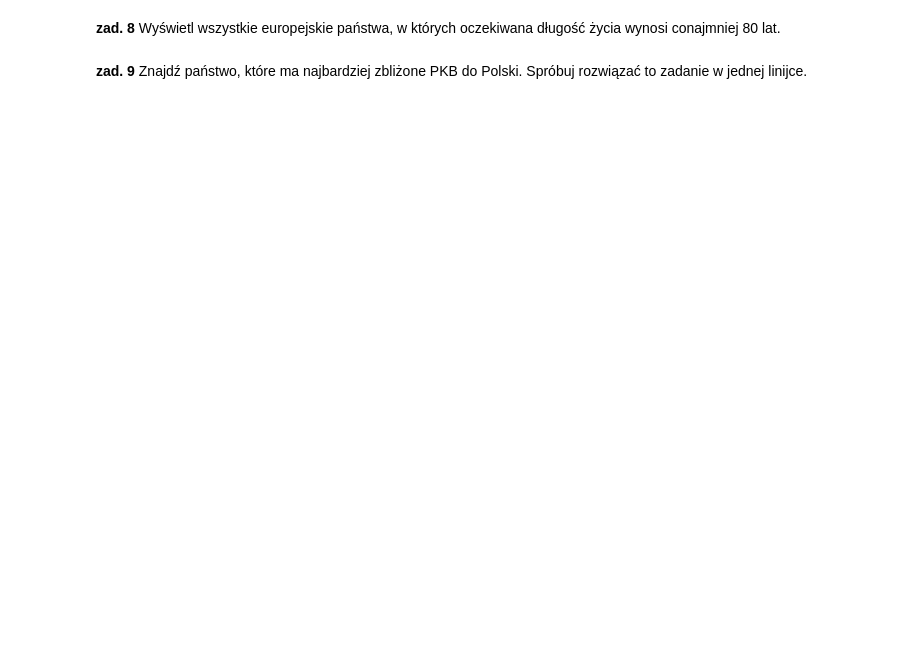
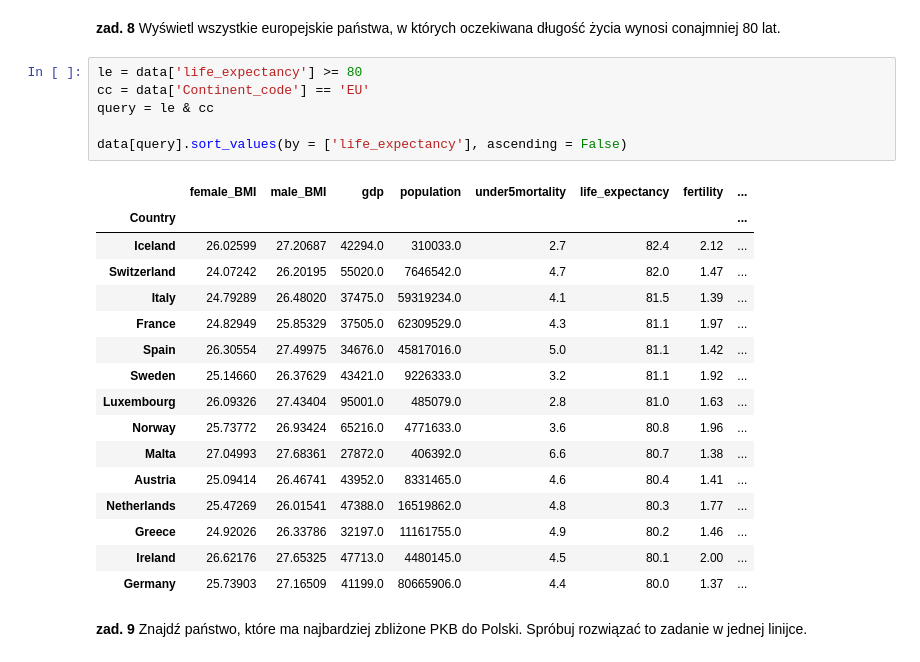
Before and after one commit to aradzikbys/UAM_python, a Jupyter notebook: pandas/zad_3.ipynb, the cells around one changed output. Saved outputs shown, nothing was run; the diff lists cells and outputs as text; blank space fills up the shorter version.

```diff
--- a/pandas/zad_3.ipynb
+++ b/pandas/zad_3.ipynb
@@ -116,4 +170,27 @@ data[['Continent_code', 'population']].groupby('Continent_code').sum()
 # %% [markdown]
 **zad. 8** Wyświetl wszystkie europejskie państwa, w których oczekiwana długość życia wynosi conajmniej 80 lat.
+# %%
+le = data['life_expectancy'] >= 80
+cc = data['Continent_code'] == 'EU'
+query = le & cc
+
+data[query].sort_values(by = ['life_expectancy'], ascending = False)
+# %% [output]
+|  | female_BMI | male_BMI | gdp | population | under5mortality | life_expectancy | fertility | ... |
+| Country |  |  |  |  |  |  |  | ... |
+| Iceland | 26.02599 | 27.20687 | 42294.0 | 310033.0 | 2.7 | 82.4 | 2.12 | ... |
+| Switzerland | 24.07242 | 26.20195 | 55020.0 | 7646542.0 | 4.7 | 82.0 | 1.47 | ... |
+| Italy | 24.79289 | 26.48020 | 37475.0 | 59319234.0 | 4.1 | 81.5 | 1.39 | ... |
+| France | 24.82949 | 25.85329 | 37505.0 | 62309529.0 | 4.3 | 81.1 | 1.97 | ... |
+| Spain | 26.30554 | 27.49975 | 34676.0 | 45817016.0 | 5.0 | 81.1 | 1.42 | ... |
+| Sweden | 25.14660 | 26.37629 | 43421.0 | 9226333.0 | 3.2 | 81.1 | 1.92 | ... |
+| Luxembourg | 26.09326 | 27.43404 | 95001.0 | 485079.0 | 2.8 | 81.0 | 1.63 | ... |
+| Norway | 25.73772 | 26.93424 | 65216.0 | 4771633.0 | 3.6 | 80.8 | 1.96 | ... |
+| Malta | 27.04993 | 27.68361 | 27872.0 | 406392.0 | 6.6 | 80.7 | 1.38 | ... |
+| Austria | 25.09414 | 26.46741 | 43952.0 | 8331465.0 | 4.6 | 80.4 | 1.41 | ... |
+| Netherlands | 25.47269 | 26.01541 | 47388.0 | 16519862.0 | 4.8 | 80.3 | 1.77 | ... |
+| Greece | 24.92026 | 26.33786 | 32197.0 | 11161755.0 | 4.9 | 80.2 | 1.46 | ... |
+| Ireland | 26.62176 | 27.65325 | 47713.0 | 4480145.0 | 4.5 | 80.1 | 2.00 | ... |
+| Germany | 25.73903 | 27.16509 | 41199.0 | 80665906.0 | 4.4 | 80.0 | 1.37 | ... |
 # %% [markdown]
 **zad. 9** Znajdź państwo, które ma najbardziej zbliżone PKB do Polski. Spróbuj rozwiązać to zadanie w jednej linijce.
```
Also changed, not shown: parts of 14 cells of this notebook, 12 other files.
